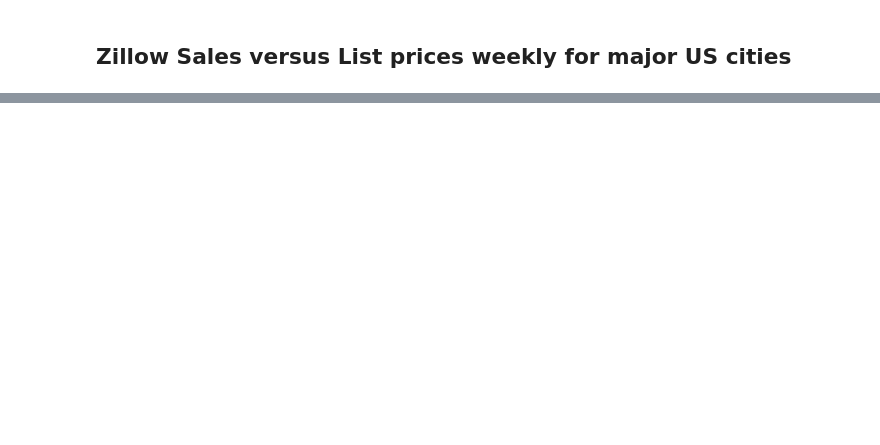
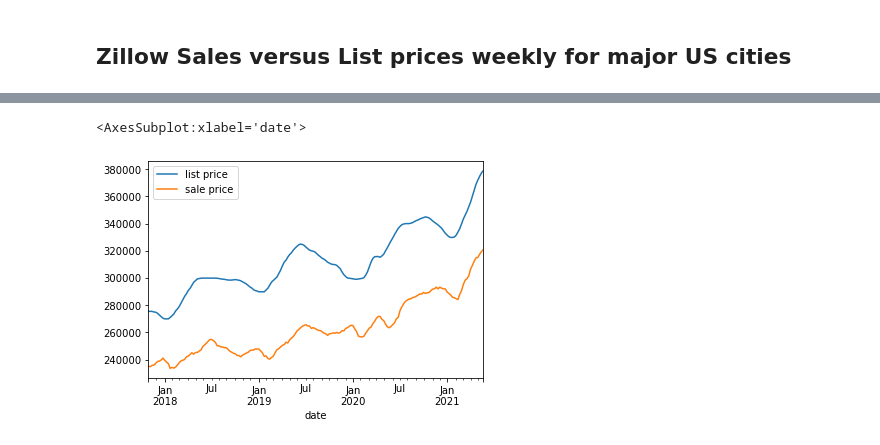
Before and after one commit to qklm/Zillow_Group_Project, a Jupyter notebook: zillow_model1.ipynb, the cells around one changed output, grey strips where cells are left out. Saved outputs shown, nothing was run; the diff lists cells and outputs as text; code cells hidden in the pictures; blank space fills up the shorter version.

```diff
--- a/zillow_model1.ipynb
+++ b/zillow_model1.ipynb
@@ -37,0 +44,9 @@ list_df = list_df.drop(col = ["RegionID", "RegionType"])
+# %%
+# us data pullout for list and sales data
+
+us_list = list_df.loc[list_df["RegionName"] == "United States"]
+us_list = us_list.drop(["SizeRank", "StateName"], 1)
+us_sale = sale_df.loc[sale_df["RegionName"] == "United States"]
+us_sale = us_sale.drop(["SizeRank", "StateName"],1)
+
+us_sale.head()
@@ -37,0 +60,11 @@ list_df = list_df.drop(col = ["RegionID", "RegionType"])
+# %%
+# prepping us dfs for merge and merging
+us_list = us_list.rename(columns = {"price":"list price"})
+us_sale = us_sale.rename(columns = {"price":"sale price"})
+
+us_df = us_list.merge(us_sale, on = ["RegionName","date"], how = "right")
+us_df = us_df.dropna()
+
+us_df["date"] = pd.to_datetime(us_df["date"])
+
+us_df.head()
@@ -37,0 +78,6 @@ list_df = list_df.drop(col = ["RegionID", "RegionType"])
+# %%
+# examining the relation between list and sale
+us_df.plot(x= "date")
+# %% [output]
+<AxesSubplot:xlabel='date'>
+[figure, added]
```
Also changed, not shown: parts of 6 cells of this notebook.
